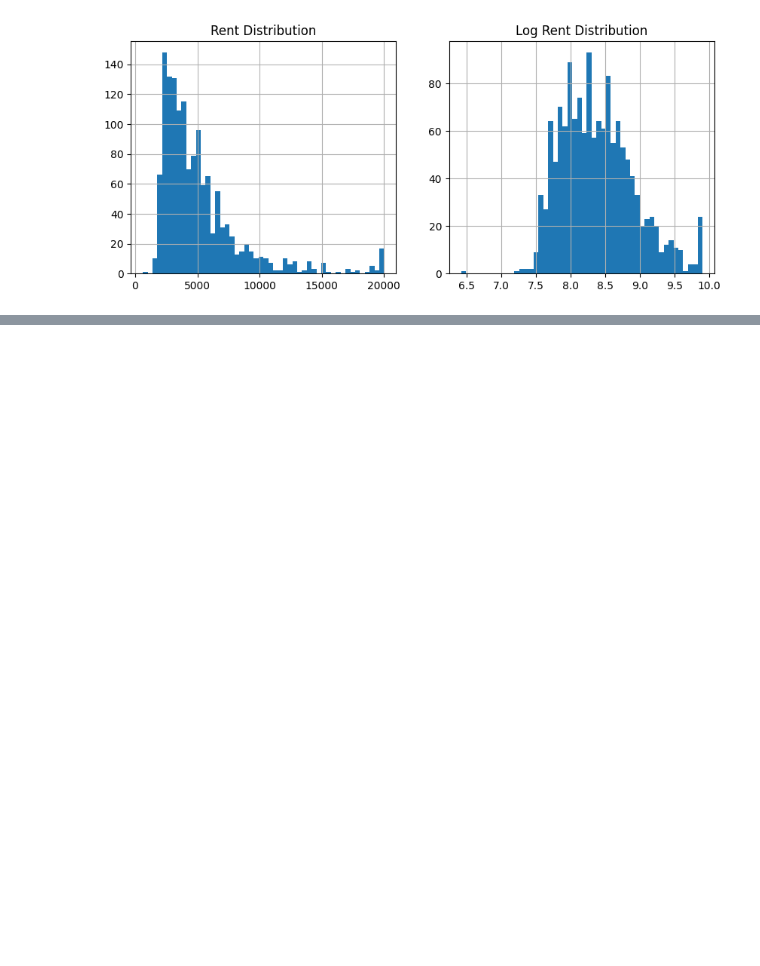
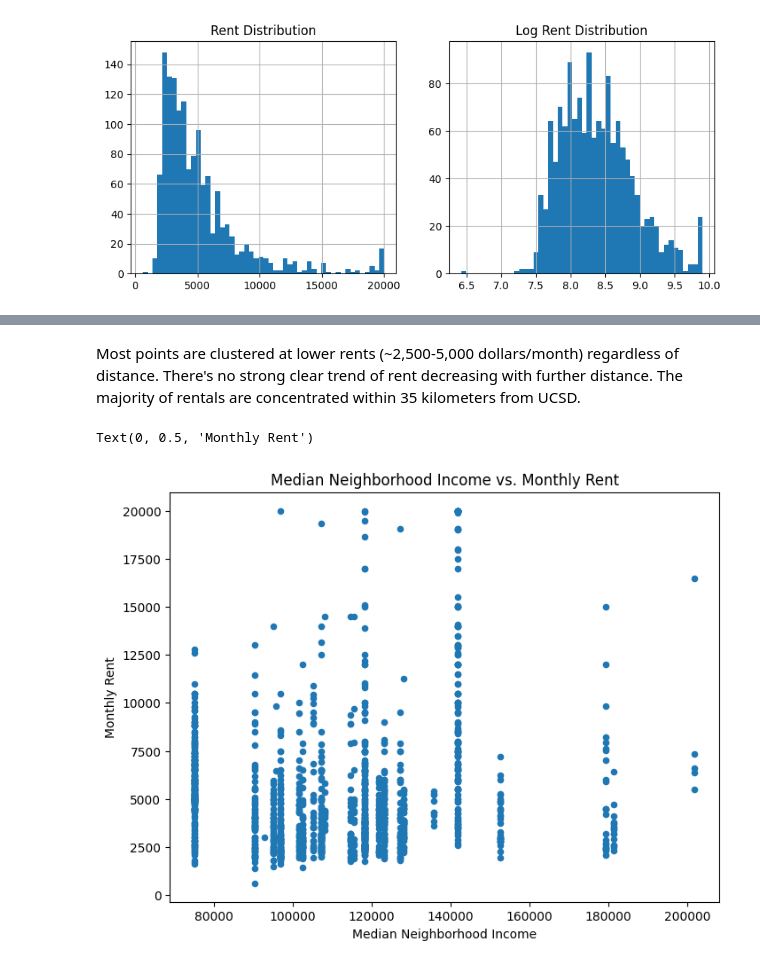
Before and after one commit to lucapsc/Math_189_Final_Project, a Jupyter notebook: Math_189_Final_Project.ipynb, the cells around one changed output, grey strips where cells are left out. Saved outputs shown, nothing was run; the diff lists cells and outputs as text; code cells hidden in the pictures; blank space fills up the shorter version.

```diff
--- a/Math_189_Final_Project.ipynb
+++ b/Math_189_Final_Project.ipynb
@@ -152,0 +201,9 @@ plt.show()
+# %% [markdown]
+Most points are clustered at lower rents (~2,500-5,000 dollars/month) regardless of distance. There's no strong clear trend of rent decreasing with further distance. The majority of rentals are concentrated within 35 kilometers from UCSD.
+# %%
+ax = df.plot(kind='scatter',x='medNeighborhoodIncome',y='monthly_rent',figsize=(8,6),title='Median Neighborhood Income vs. Monthly Rent')
+ax.set_xlabel('Median Neighborhood Income')
+ax.set_ylabel('Monthly Rent')
+# %% [output]
+Text(0, 0.5, 'Monthly Rent')
+[figure, added]
```
Also changed, not shown: parts of 20 cells of this notebook.
